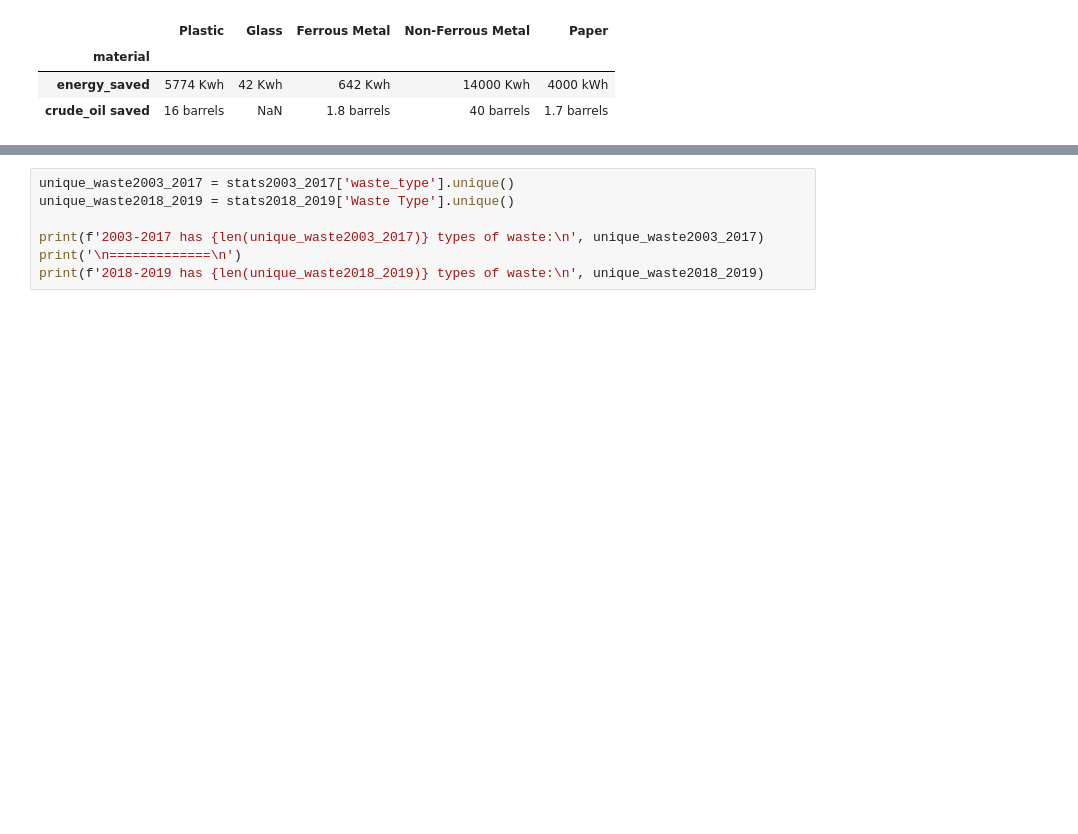
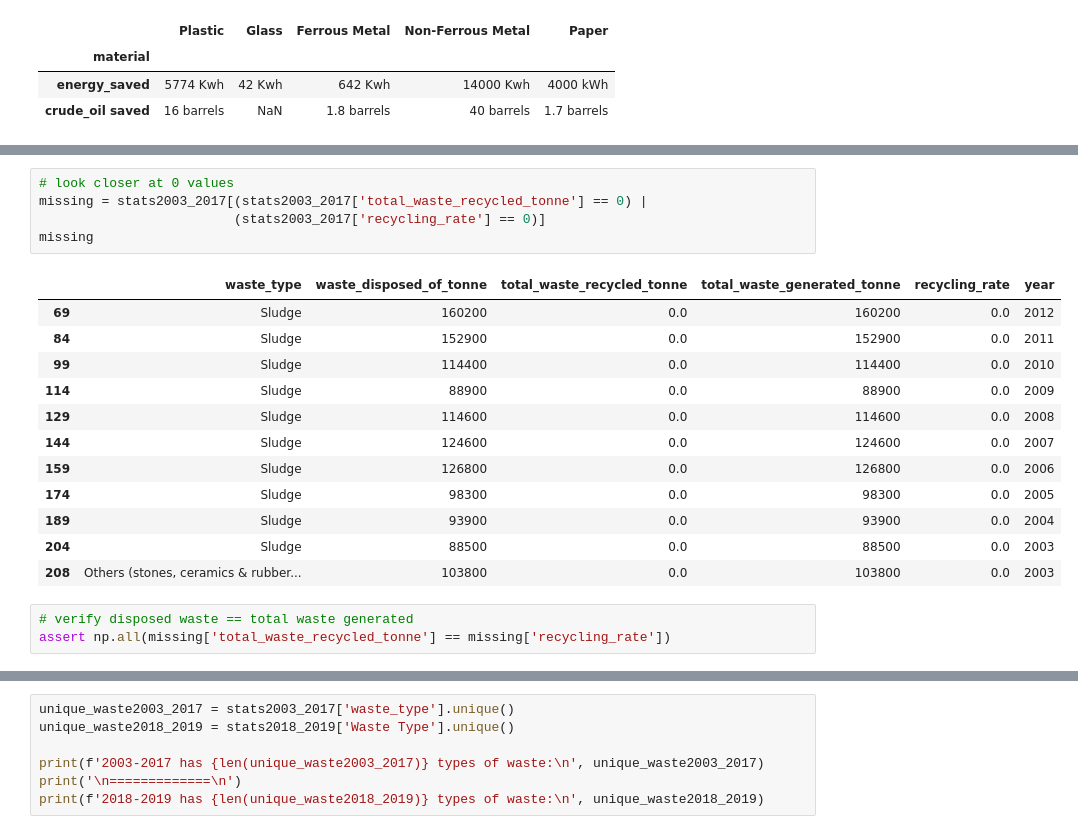
Before and after one commit to dissagaliyeva/machine_learning, a Jupyter notebook: project-energy-savings/energy_savings.ipynb, the cells around one changed output, grey strips where cells are left out. Saved outputs shown, nothing was run; the diff lists cells and outputs as text; blank space fills up the shorter version.

```diff
--- a/project-energy-savings/energy_savings.ipynb
+++ b/project-energy-savings/energy_savings.ipynb
@@ -70,0 +121,21 @@ energy_saved
+# %%
+# look closer at 0 values
+missing = stats2003_2017[(stats2003_2017['total_waste_recycled_tonne'] == 0) |
+                         (stats2003_2017['recycling_rate'] == 0)]
+missing
+# %% [output]
+|  | waste_type | waste_disposed_of_tonne | total_waste_recycled_tonne | total_waste_generated_tonne | recycling_rate | year |
+| 69 | Sludge | 160200 | 0.0 | 160200 | 0.0 | 2012 |
+| 84 | Sludge | 152900 | 0.0 | 152900 | 0.0 | 2011 |
+| 99 | Sludge | 114400 | 0.0 | 114400 | 0.0 | 2010 |
+| 114 | Sludge | 88900 | 0.0 | 88900 | 0.0 | 2009 |
+| 129 | Sludge | 114600 | 0.0 | 114600 | 0.0 | 2008 |
+| 144 | Sludge | 124600 | 0.0 | 124600 | 0.0 | 2007 |
+| 159 | Sludge | 126800 | 0.0 | 126800 | 0.0 | 2006 |
+| 174 | Sludge | 98300 | 0.0 | 98300 | 0.0 | 2005 |
+| 189 | Sludge | 93900 | 0.0 | 93900 | 0.0 | 2004 |
+| 204 | Sludge | 88500 | 0.0 | 88500 | 0.0 | 2003 |
+| 208 | Others (stones, ceramics & rubber... | 103800 | 0.0 | 103800 | 0.0 | 2003 |
+# %%
+# verify disposed waste == total waste generated
+assert np.all(missing['total_waste_recycled_tonne'] == missing['recycling_rate'])
```
Also changed, not shown: parts of 28 cells of this notebook.
